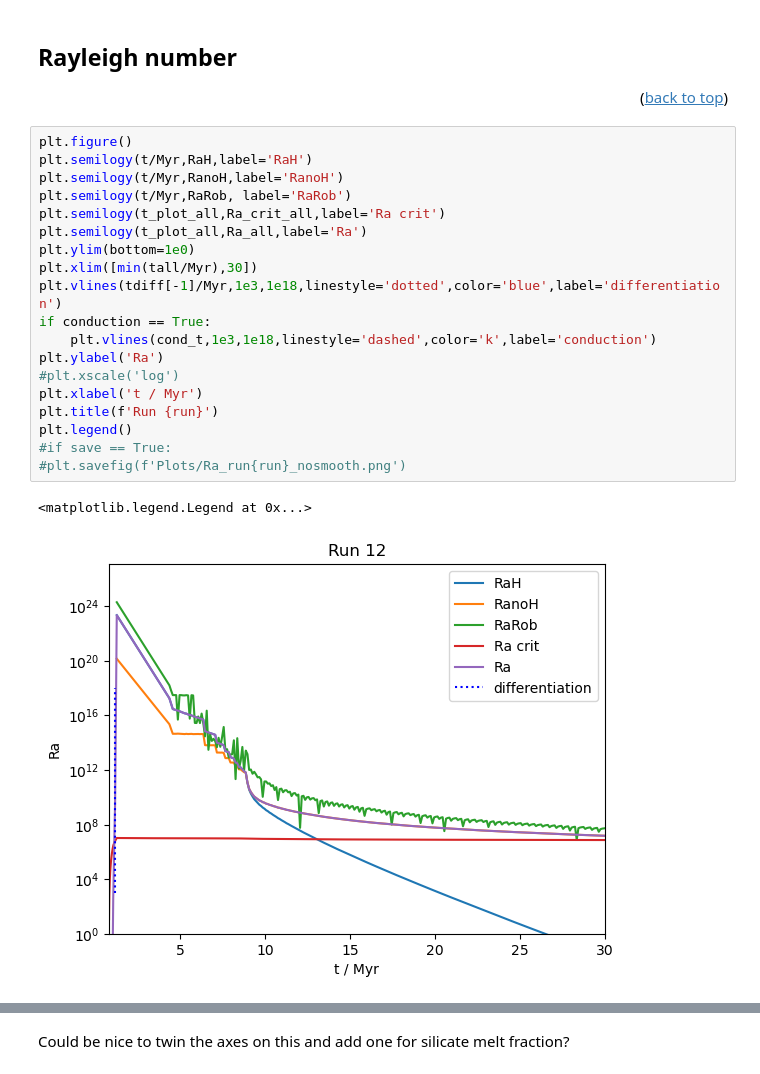
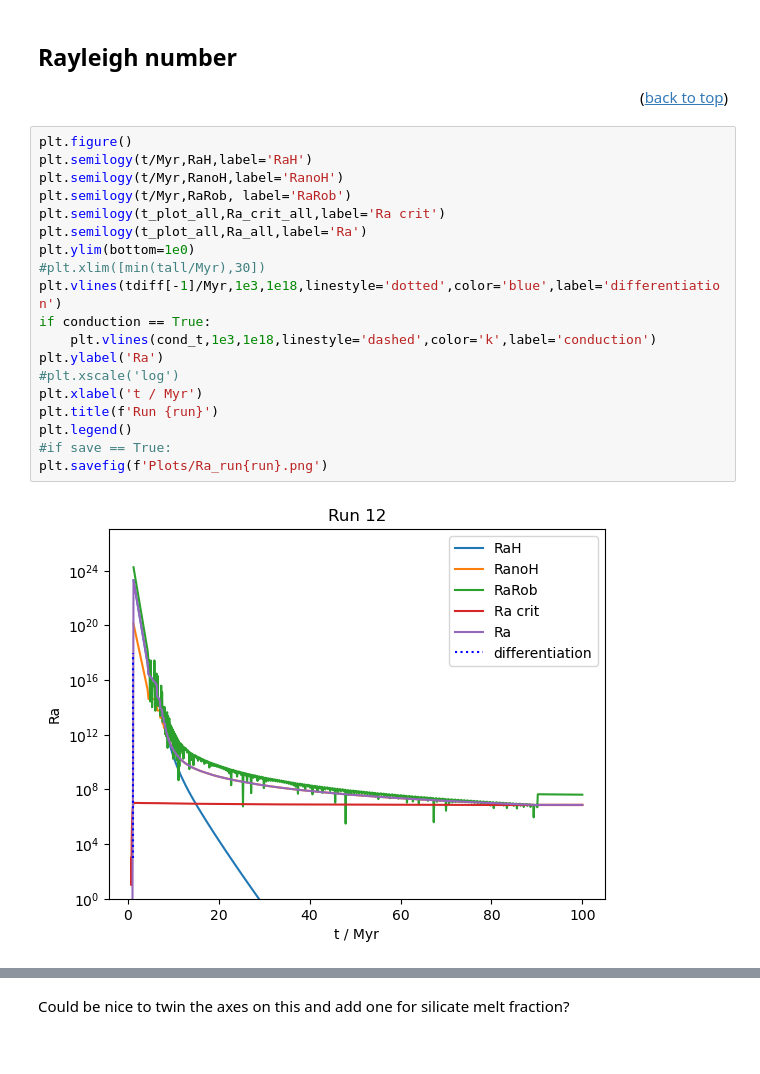
Before and after one commit to Hannah-RS/planetesimal-magnetic-history, a Jupyter notebook: Version4/plot_combined.ipynb, the cells around one changed output, grey strips where cells are left out. Drawn from its saved outputs; the diff is of its cells as text.

```diff
--- a/Version4/plot_combined.ipynb
+++ b/Version4/plot_combined.ipynb
@@ -277,25 +266,24 @@ if save ==True:
 # %%
 plt.figure()
 plt.semilogy(t/Myr,RaH,label='RaH')
 plt.semilogy(t/Myr,RanoH,label='RanoH')
 plt.semilogy(t/Myr,RaRob, label='RaRob')
 plt.semilogy(t_plot_all,Ra_crit_all,label='Ra crit')
 plt.semilogy(t_plot_all,Ra_all,label='Ra')
 plt.ylim(bottom=1e0)
-plt.xlim([min(tall/Myr),30])
+#plt.xlim([min(tall/Myr),30])
 plt.vlines(tdiff[-1]/Myr,1e3,1e18,linestyle='dotted',color='blue',label='differentiation')
 if conduction == True:
     plt.vlines(cond_t,1e3,1e18,linestyle='dashed',color='k',label='conduction')
 plt.ylabel('Ra')
 #plt.xscale('log')
 plt.xlabel('t / Myr')
 plt.title(f'Run {run}')
 plt.legend()
 #if save == True:
-#plt.savefig(f'Plots/Ra_run{run}_nosmooth.png')
+plt.savefig(f'Plots/Ra_run{run}.png')
 # %% [output]
-<matplotlib.legend.Legend at 0x...>
-[figure, old version]
+[figure, new version]
 # %%
 t_plot_t[RaRob < Racrit]
 # %% [output]
```
Also changed, not shown: parts of 19 cells of this notebook, 5 other files.
